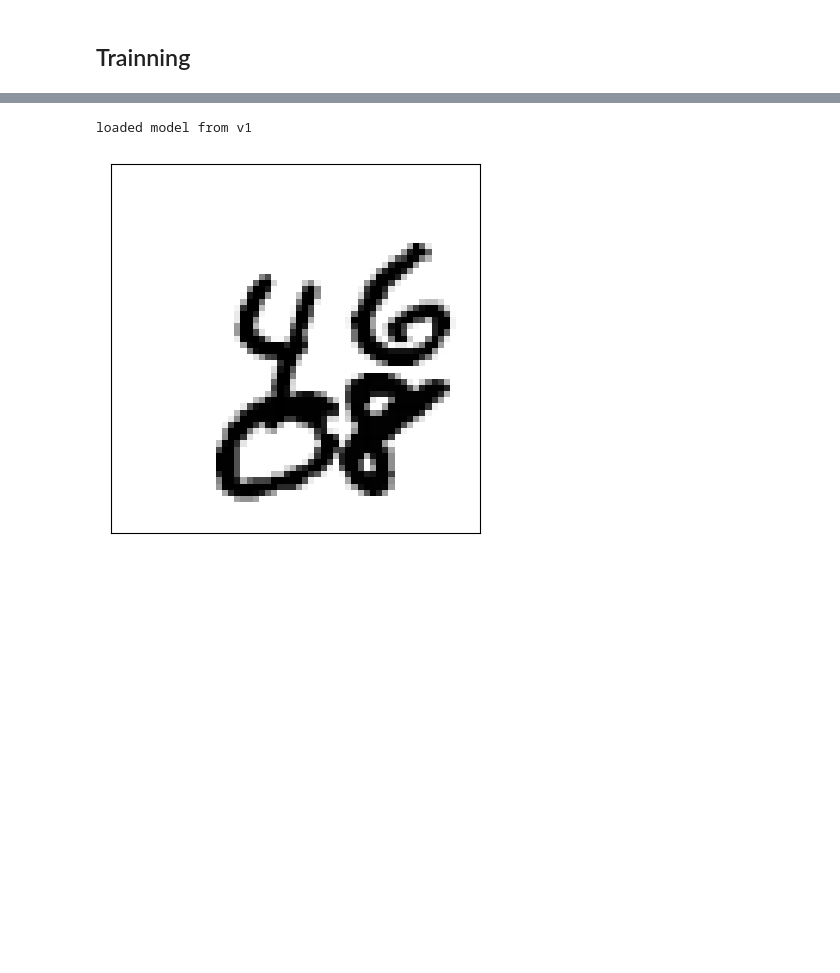
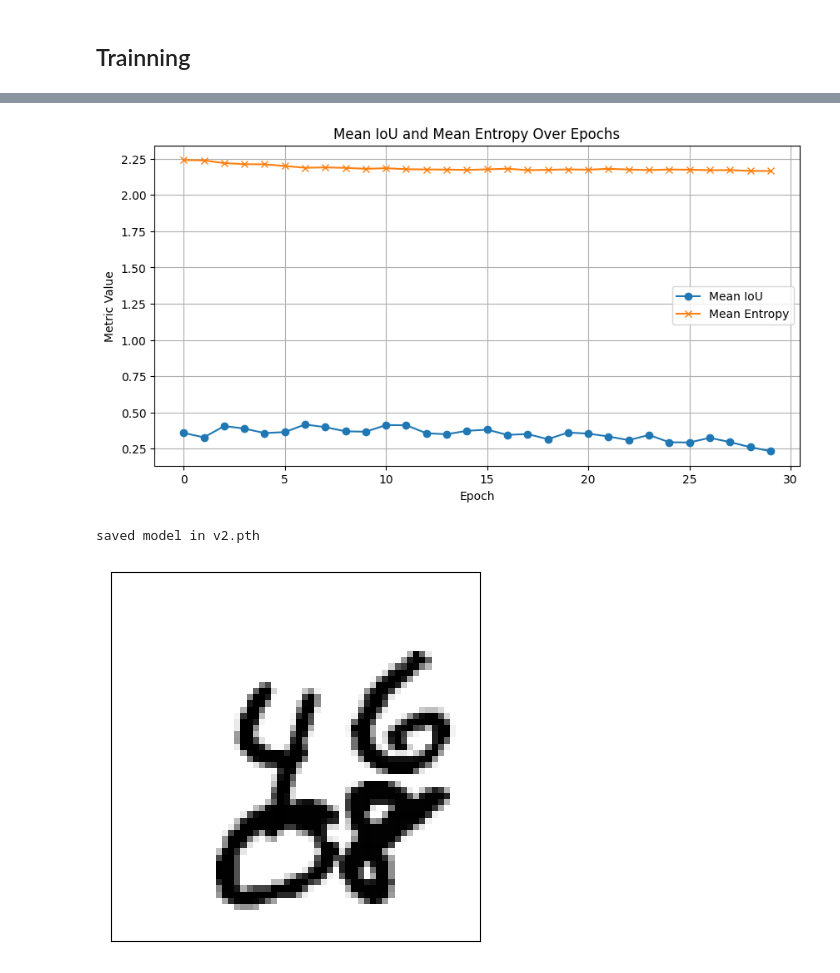
Before and after one commit to yehiahesham/TrainUnet_AdjustCode, a Jupyter notebook: Unet.ipynb, the cells around one changed output, grey strips where cells are left out. Saved outputs shown, nothing was run; the diff lists cells and outputs as text; code cells hidden in the pictures; blank space fills up the shorter version.

```diff
--- a/Unet.ipynb
+++ b/Unet.ipynb
@@ -300,13 +327,30 @@ Epoch 30, Train Loss: 0.0055, Val Loss: 0.0053
+# %%
+if ToTrain:
+    # Plotting Mean IoU and Mean Entropy
+    plt.figure(figsize=(10, 5))
+    plt.plot(val_meanIou_values, label='Mean IoU', marker='o')
+    plt.plot(val_meanEntropy_values, label='Mean Entropy', marker='x')
+    plt.xlabel('Epoch')
+    plt.ylabel('Metric Value')
+    plt.title('Mean IoU and Mean Entropy Over Epochs')
+    plt.legend()
+    plt.grid(True)
+    plt.show()
+else:
+    print("Training skipped, plotting skipped.")
+# %% [output]
+[figure, added]
 # %%
 if ToTrain:
-    torch.save(model.state_dict(), 'v1.pth')
-    print("saved model as v1.pth")
+    name="v2.pth"
+    torch.save(model.state_dict(), 'v2.pth')
+    print("saved model in "+name)
 else:
     model.load_state_dict(torch.load('v1.pth'))
     model.eval()
     print("loaded model from v1")
 # %% [output]
-loaded model from v1
+saved model in v2.pth
 # %%
 display_grayscale_array(array=sample_x[i].permute(1,2,0))
 # %% [output]
```
Also changed, not shown: parts of 22 cells of this notebook.
